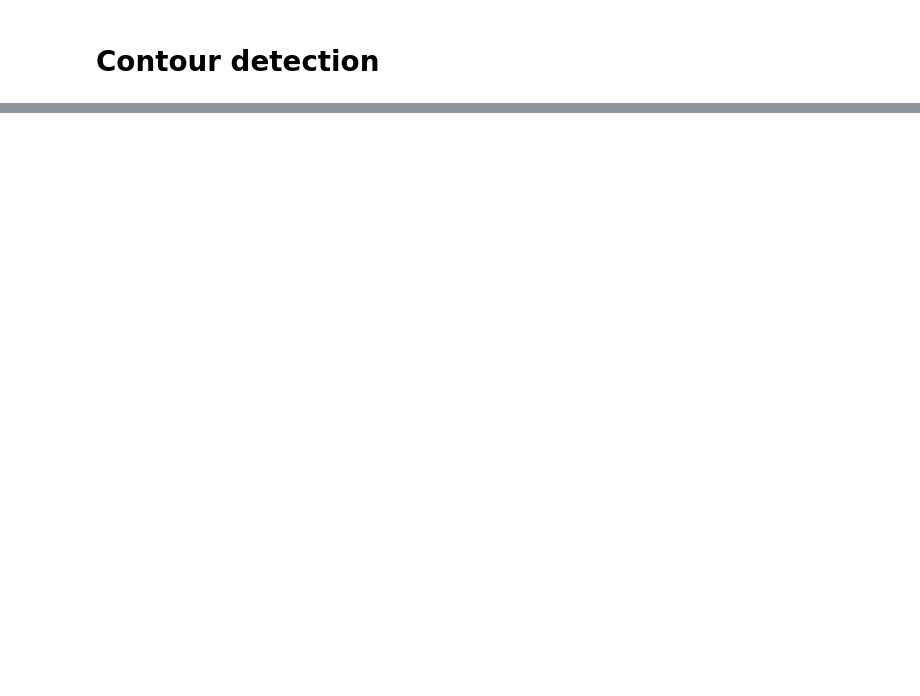
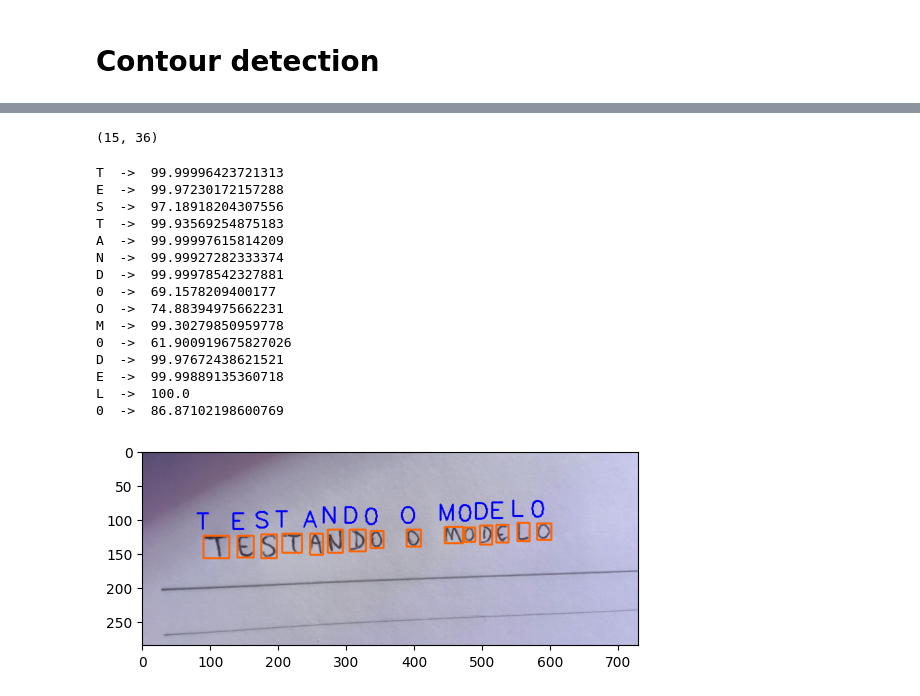
Before and after one commit to LittleTiger888/Playwith_OCR, a Jupyter notebook: Custom OCR - Text recognition.ipynb, the cells around one changed output, grey strips where cells are left out. Saved outputs shown, nothing was run; the diff lists cells and outputs as text; code cells hidden in the pictures; blank space fills up the shorter version.

```diff
--- a/Custom OCR - Text recognition.ipynb
+++ b/Custom OCR - Text recognition.ipynb
@@ -100,0 +270,3 @@ plt.axis("off")
+# %%
+boxes = [box[1] for box in characters]
+boxes
@@ -100,0 +289,2 @@ plt.axis("off")
+# %%
+pixels = np.array([pixel[0] for pixel in characters], dtype = 'float32')
@@ -100,0 +311,5 @@ plt.axis("off")
+# %%
+digits = '0123456789'
+letters = 'ABCDEFGHIJKLMNOPQRSTUVWXYZ'
+characters_list = digits + letters
+characters_list = [l for l in characters_list]
@@ -100,0 +328,2 @@ plt.axis("off")
+# %%
+predictions = network.predict(pixels)
@@ -100,0 +352,36 @@ plt.axis("off")
+# %%
+predictions.shape
+# %% [output]
+(15, 36)
+# %%
+img_copy = img.copy()
+for (prediction, (x, y, w, h)) in zip(predictions, boxes):
+  i = np.argmax(prediction)
+  #print(i)
+  probability = prediction[i]
+  #print(probability)
+  character = characters_list[i]
+  #print(character)
+
+  cv2.rectangle(img_copy, (x, y), (x + w, y + h), (255,100,0), 2)
+  cv2.putText(img_copy, character, (x - 10, y - 10), cv2.FONT_HERSHEY_SIMPLEX, 1.1, (0,0,255), 2)
+  print(character, ' -> ', probability * 100)
+
+  plt.imshow(img_copy)
+# %% [output]
+T  ->  99.99996423721313
+E  ->  99.97230172157288
+S  ->  97.18918204307556
+T  ->  99.93569254875183
+A  ->  99.99997615814209
+N  ->  99.99927282333374
+D  ->  99.99978542327881
+0  ->  69.1578209400177
+O  ->  74.88394975662231
+M  ->  99.30279850959778
+0  ->  61.900919675827026
+D  ->  99.97672438621521
+E  ->  99.99889135360718
+L  ->  100.0
+0  ->  86.87102198600769
+[figure, added]
```
Also changed, not shown: parts of 57 cells of this notebook, 1 other file.
